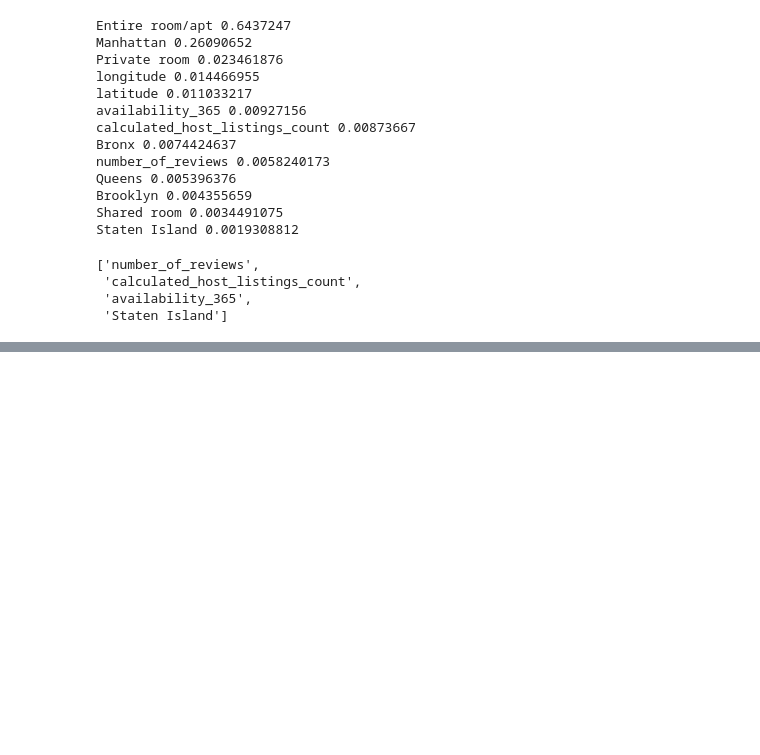
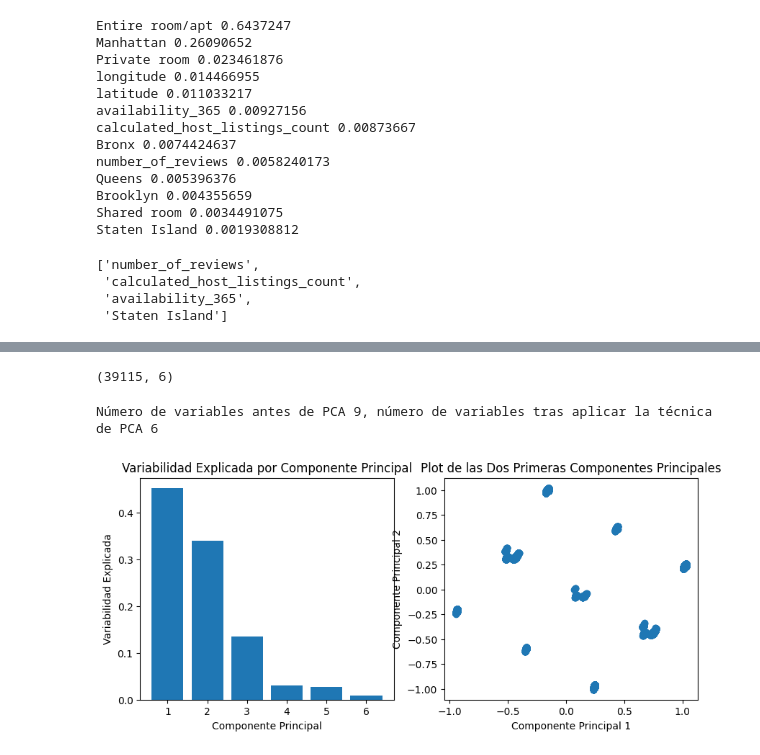
Before and after one commit to 4GeeksAcademy/machine-learning-python-template-Lianmarine, a Jupyter notebook: src/explore.ipynb, the cells around one changed output, grey strips where cells are left out. Cells and saved outputs as stored; diff of their text form; code cells hidden in the pictures; blank space fills up the shorter version.

```diff
--- a/src/explore.ipynb
+++ b/src/explore.ipynb
@@ -563,0 +582,5 @@ X_test_num = X_test.drop(binary_cols, axis=1)
+# %%
+#utilizar los parametros del scaler obtenidos para transformar todos los valores de testeo y entrenamiento
+
+X_train_num_sc = scaler.transform(X_train_num)
+X_test_num_sc = scaler.transform(X_test_num)
@@ -563,0 +603,53 @@ X_test_num = X_test.drop(binary_cols, axis=1)
+# %%
+#Tras el escalado podemos recomponer el DataFrame juntando las variables numericas y binarias
+
+X_train_sc = pd.concat([pd.DataFrame(data=X_train_num_sc, columns=X_train_num.columns), X_train[binary_cols].reset_index(drop=True)], axis=1)
+X_test_sc = pd.concat([pd.DataFrame(data=X_test_num_sc, columns=X_test_num.columns), X_test[binary_cols].reset_index(drop=True)], axis=1)
+# %%
+#Hacer un PCA para reducir las variables cuya variabilidad no es estadísticamente significativa y, por lo tanto, no añade información significativa al modelo.
+#El PCA conserva el 99% de la variabilidad del PCA
+
+pca = PCA(.99)
+
+X_pca_train = pca.fit_transform(X_train_sc)
+# %%
+#El PCA indica que 6 variables satisfacen la condición necesária de variablidad y, por lo tanto, son significativas.
+
+X_pca_train.shape
+# %% [output]
+(39115, 6)
+# %%
+#Describe el porcentaje sobre la variabilidad total del DataSet que pertenece a una variable.
+
+pca.explained_variance_ratio_
+
+print(f'Número de variables antes de PCA {X_train_sc.shape[1]}, número de variables tras aplicar la técnica de PCA {X_pca_train.shape[1]}')
+# %% [output]
+Número de variables antes de PCA 9, número de variables tras aplicar la técnica de PCA 6
+# %%
+#VISUALIZACIÓN DEL PCA
+
+# Obtén las dos primeras componentes principales
+componente_1 = X_pca_train[:, 0]
+componente_2 = X_pca_train[:, 1]
+
+# Calcula la variabilidad explicada por cada componente
+varianza_explicada = pca.explained_variance_ratio_
+
+# Crea un bar plot de la variabilidad explicada
+plt.figure(figsize=(10, 4))
+plt.subplot(1, 2, 1)
+plt.bar(range(1, len(varianza_explicada) + 1), varianza_explicada)
+plt.xlabel('Componente Principal')
+plt.ylabel('Variabilidad Explicada')
+plt.title('Variabilidad Explicada por Componente Principal')
+
+# Crea un scatter plot de las dos primeras componentes principales
+plt.subplot(1, 2, 2)
+plt.scatter(componente_1, componente_2)
+plt.xlabel('Componente Principal 1')
+plt.ylabel('Componente Principal 2')
+plt.title('Plot de las Dos Primeras Componentes Principales')
+plt.show()
+# %% [output]
+[figure, added]
```
Also changed, not shown: parts of 20 cells of this notebook.
